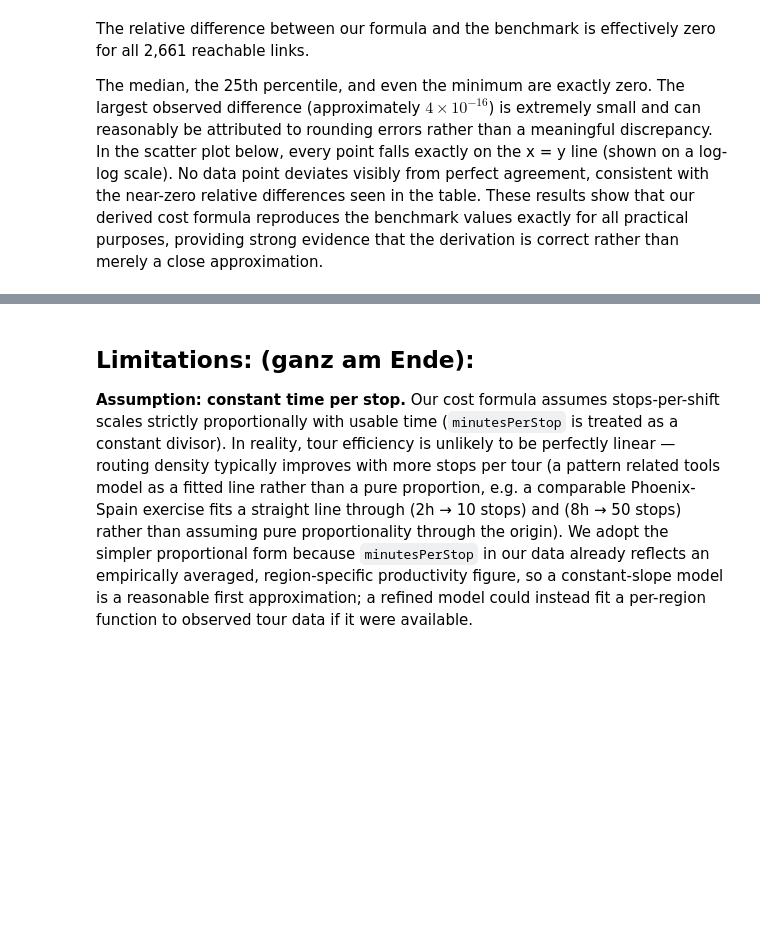
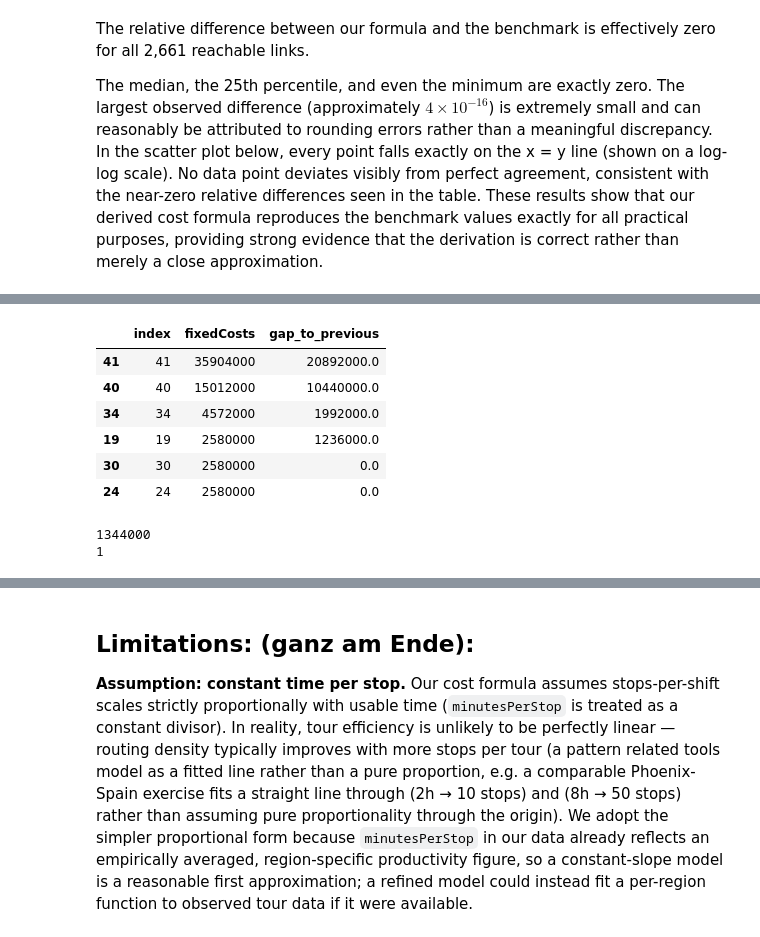
Before and after one commit to TimonLudwig1/case_study_3_d3, a Jupyter notebook: case_study.ipynb, the cells around one changed output, grey strips where cells are left out. Cells and saved outputs as stored; diff of their text form; code cells hidden in the pictures; blank space fills up the shorter version.

```diff
--- a/case_study.ipynb
+++ b/case_study.ipynb
@@ -558,0 +590,27 @@ than first solving the plain model and patching it afterwards.
+# %%
+#biggest gaps in the fixed-cost distribution
+gaps = sorted_costs.diff()
+gap_summary = pd.DataFrame({
+    "index": range(len(sorted_costs)),
+    "fixedCosts": sorted_costs,
+    "gap_to_previous": gaps,
+}).sort_values("gap_to_previous", ascending=False)
+
+gap_summary.head(6)
+# %% [output]
+|  | index | fixedCosts | gap_to_previous |
+| 41 | 41 | 35904000 | 20892000.0 |
+| 40 | 40 | 15012000 | 10440000.0 |
+| 34 | 34 | 4572000 | 1992000.0 |
+| 19 | 19 | 2580000 | 1236000.0 |
+| 30 | 30 | 2580000 | 0.0 |
+| 24 | 24 | 2580000 | 0.0 |
+# %%
+sorted_costs.iloc[0]        # der Wert an Position 0 = der gemeinsame Tier-1-Wert
+sorted_costs.iloc[:19].nunique()   # sollte 1 sein, bestätigt "alle 19 identisch"
+
+print(sorted_costs.iloc[0])
+print(sorted_costs.iloc[:19].nunique())
+# %% [output]
+1344000
+1
```
Also changed, not shown: parts of 10 cells of this notebook.
